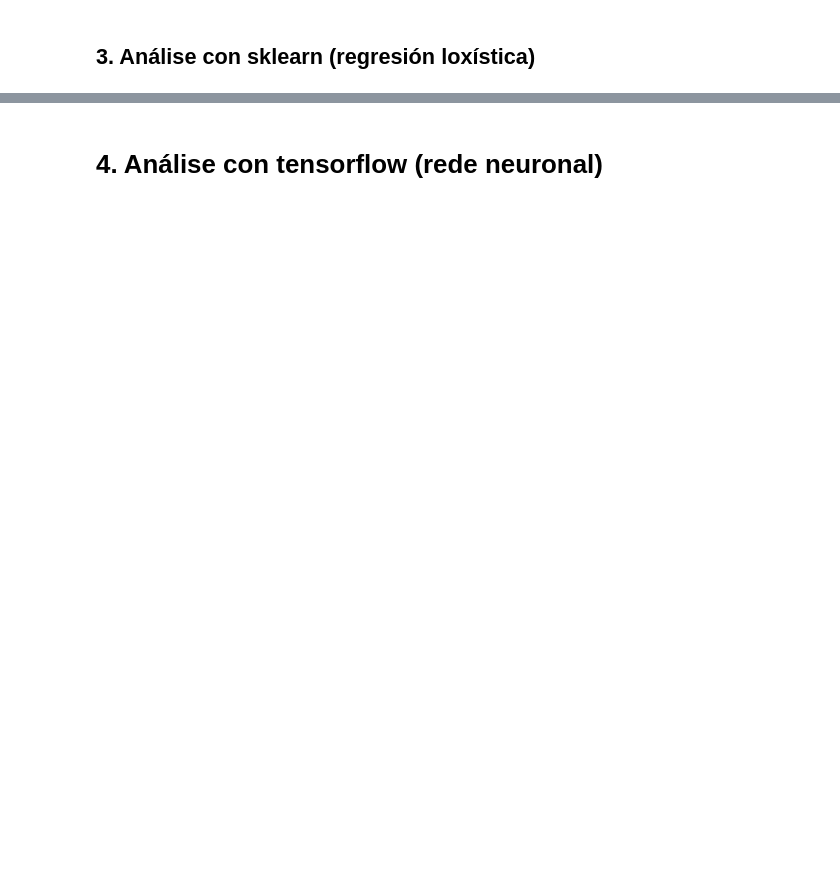
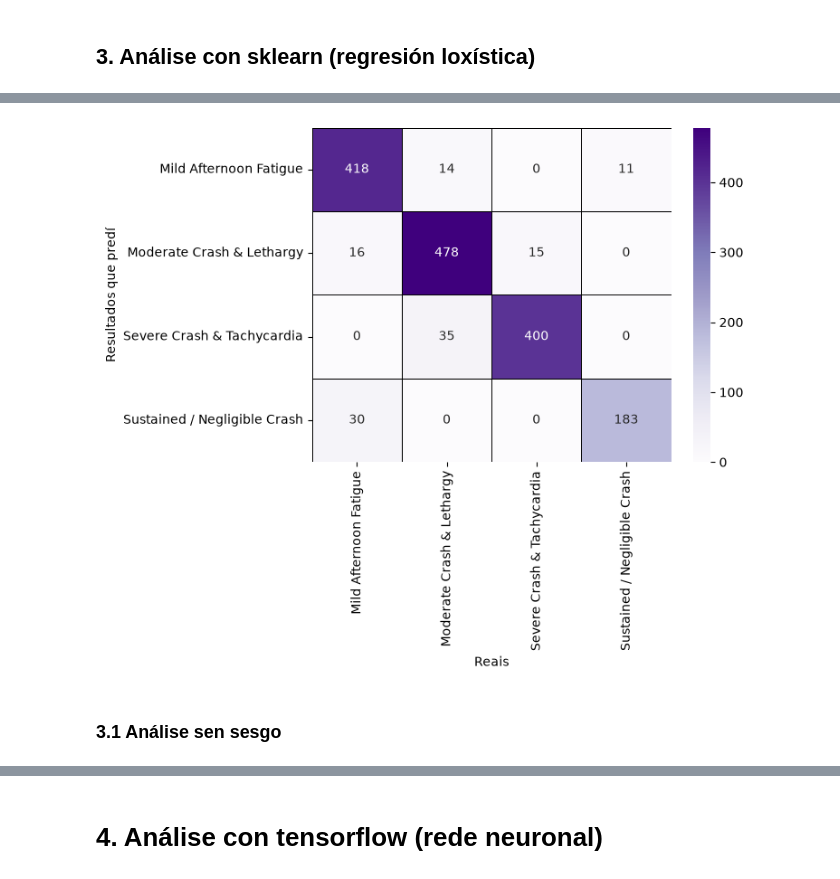
Before and after one commit to sebastian-taboas/Biophysics, a Jupyter notebook: traballo1_redes_neuronais/rede_neuronal_optima.ipynb, the cells around one changed output, grey strips where cells are left out. Cells and saved outputs as stored; diff of their text form; code cells hidden in the pictures; blank space fills up the shorter version.

```diff
--- a/traballo1_redes_neuronais/rede_neuronal_optima.ipynb
+++ b/traballo1_redes_neuronais/rede_neuronal_optima.ipynb
@@ -315,8 +317,6 @@ x = Df.drop(columns=['crash_risk_level','crash_severity_score'])
 # %%
-split = round(x.shape[0]*0.80) # todas as X son do mesmo tamaño, non distinguimos, 80% de entreno e 20% de testeo
-X1_train, X1_test = x[:split], x[split:] # creo que isto podo facelo logo para a rede e con sklearn uso algo interno
-y1_train, y1_test = y[:split], y[split:]
-
-# En principio fago a partición con sklearn
+split = round(x1.shape[0]*0.80) # todas as X son do mesmo tamaño, non distinguimos, 80% de entreno e 20% de testeo
+x1_train, x1_test = x1[:split], x1[split:]
+y1_train, y1_test = y1[:split], y1[split:]
 # %% [markdown]
 ## 3. Análise con sklearn (regresión loxística)
@@ -475,0 +402,13 @@ x = Df.drop(columns=['crash_risk_level','crash_severity_score'])
+# %%
+from sklearn.svm import SVC
+
+model_rbf = SVC(
+    kernel='rbf',
+    C=1.0,
+    gamma='scale'
+)
+
+model_trained_2 = model_rbf.fit(x1_train_scaled, y1_train)
+
+y1_hat_train_2 = model_trained_2.predict(x1_train_scaled)
+y1_hat_test_2 = model_trained_2.predict(x1_test_scaled)
@@ -475,0 +439,11 @@ x = Df.drop(columns=['crash_risk_level','crash_severity_score'])
+# %%
+cm_2 = confusion_matrix(y1_test, y1_hat_test_2, labels=labels_1)
+
+sns.heatmap(cm_2, cmap='Purples', annot=True, fmt='d', linewidths=0.5, linecolor='black', xticklabels=labels_1, yticklabels=labels_1)
+plt.ylabel('Resultados que predí')
+plt.xlabel('Reais')
+plt.show()
+# %% [output]
+[figure, added]
+# %% [markdown]
+### 3.1 Análise sen sesgo
```
Also changed, not shown: parts of 75 cells of this notebook.
